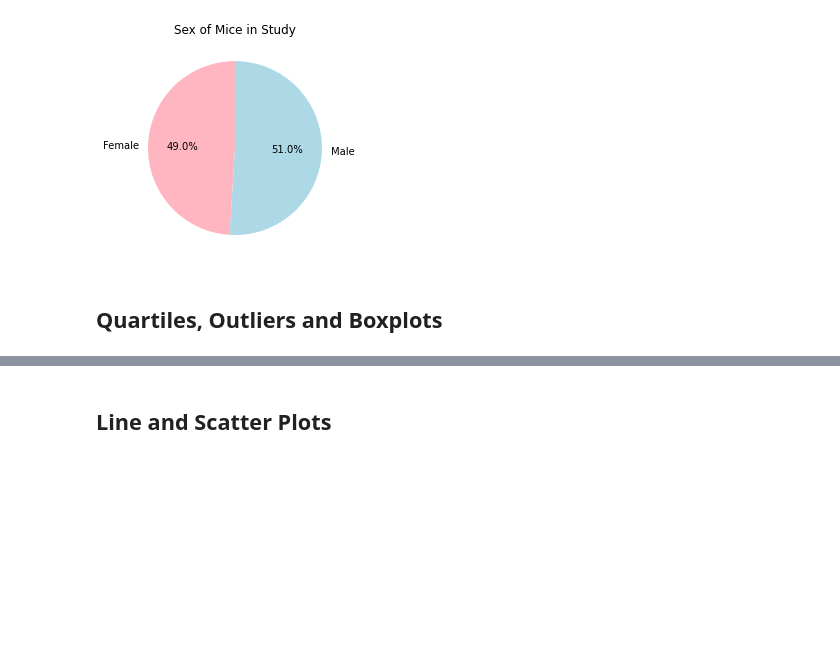
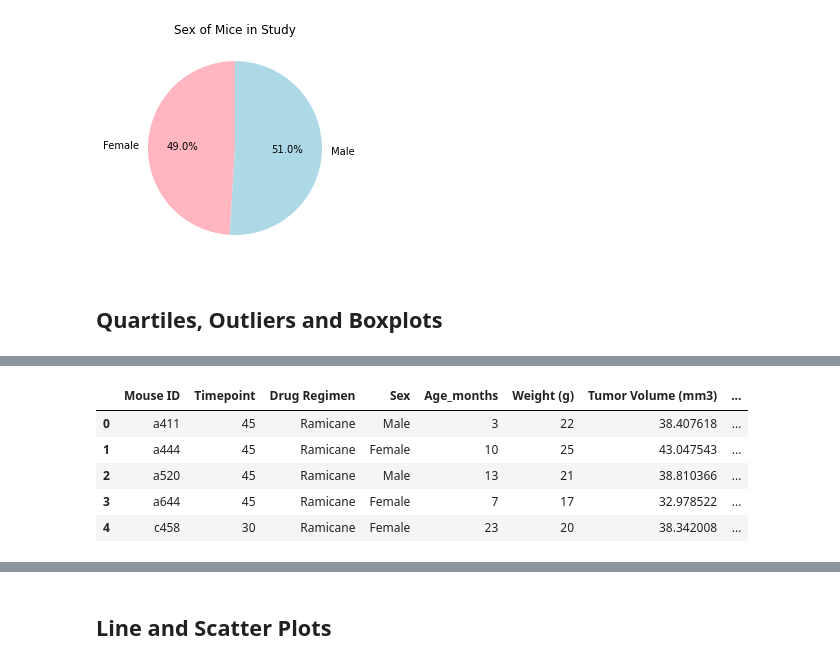
Before and after one commit to joe-m-2020/Pymaceuticals, a Jupyter notebook: pymaceuticals_starter-checkpoint-checkpoint-checkpoint.ipynb, the cells around one changed output, grey strips where cells are left out. Drawn from its saved outputs; the diff is of its cells as text; code cells hidden in the pictures; blank space fills up the shorter version.

```diff
--- a/pymaceuticals_starter-checkpoint-checkpoint-checkpoint.ipynb
+++ b/pymaceuticals_starter-checkpoint-checkpoint-checkpoint.ipynb
@@ -222,0 +230,15 @@ spec_drugs_df
+# %%
+# Repeat steps for Ramicane
+#Last timepoint
+ramicane_max = ramicane_df.groupby("Mouse ID").max()["Timepoint"]
+
+# Merge with original
+ram_max_merge = pd.merge(ramicane_max,cl_mouse_study_df,on=("Mouse ID","Timepoint"),how="left")
+ram_max_merge.head()
+# %% [output]
+|  | Mouse ID | Timepoint | Drug Regimen | Sex | Age_months | Weight (g) | Tumor Volume (mm3) | ... |
+| 0 | a411 | 45 | Ramicane | Male | 3 | 22 | 38.407618 | ... |
+| 1 | a444 | 45 | Ramicane | Female | 10 | 25 | 43.047543 | ... |
+| 2 | a520 | 45 | Ramicane | Male | 13 | 21 | 38.810366 | ... |
+| 3 | a644 | 45 | Ramicane | Female | 7 | 17 | 32.978522 | ... |
+| 4 | c458 | 30 | Ramicane | Female | 23 | 20 | 38.342008 | ... |
```
Also changed, not shown: parts of 5 cells of this notebook.
